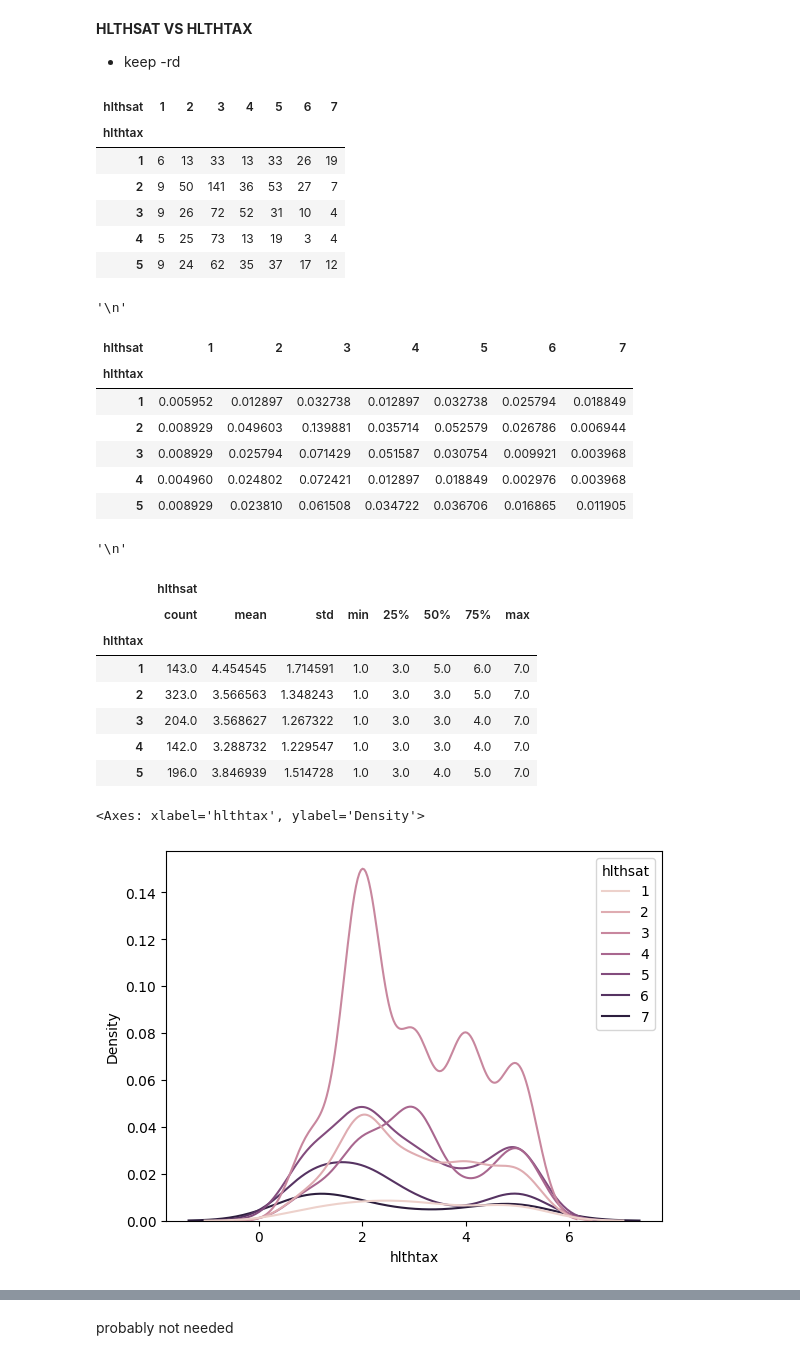
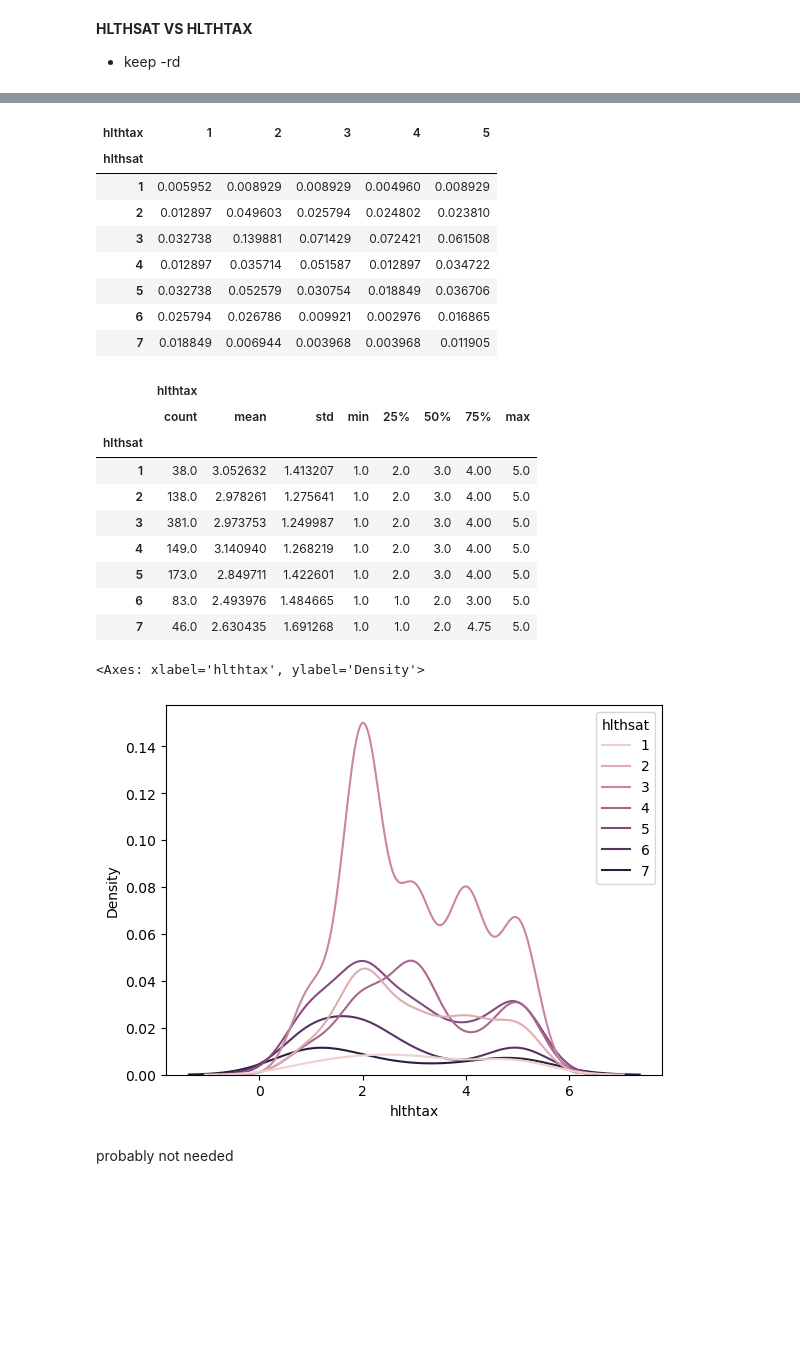
Before and after one commit to ryandinnh/project_gss, a Jupyter notebook: outline of gss project.ipynb, the cells around one changed output, grey strips where cells are left out. Saved outputs shown, nothing was run; the diff lists cells and outputs as text; code cells hidden in the pictures; blank space fills up the shorter version.

```diff
--- a/outline of gss project.ipynb
+++ b/outline of gss project.ipynb
@@ -449,40 +374,16 @@ sns.kdeplot(data=total_df, x='hlthgov', hue='hlthsat')
 **HLTHSAT VS HLTHTAX**
 
 - keep -rd
-# %%
-# display(pd.crosstab(total_df['hlthsat'], total_df['hlthtax']), '\n')
-# display(pd.crosstab(total_df['hlthsat'], total_df['hlthtax'], normalize='all'), '\n')
-# display(total_df.loc[:,['hlthsat', 'hlthtax']].groupby('hlthsat').describe())
-# sns.kdeplot(data=total_df, x='hlthsat', hue='hlthtax')
-display(pd.crosstab(total_df['hlthtax'], total_df['hlthsat']), '\n')
-display(pd.crosstab(total_df['hlthtax'], total_df['hlthsat'], normalize='all'), '\n')
-display(total_df.loc[:,['hlthtax', 'hlthsat']].groupby('hlthtax').describe())
-sns.kdeplot(data=total_df, x='hlthtax', hue='hlthsat')
-# more satisfied less willing to tax, less satisfied more willing to tax
-# %% [output]
-| hlthsat | 1 | 2 | 3 | 4 | 5 | 6 | 7 |
-| hlthtax |  |  |  |  |  |  |  |
-| 1 | 6 | 13 | 33 | 13 | 33 | 26 | 19 |
-| 2 | 9 | 50 | 141 | 36 | 53 | 27 | 7 |
-| 3 | 9 | 26 | 72 | 52 | 31 | 10 | 4 |
-| 4 | 5 | 25 | 73 | 13 | 19 | 3 | 4 |
-| 5 | 9 | 24 | 62 | 35 | 37 | 17 | 12 |
-'\n'
-| hlthsat | 1 | 2 | 3 | 4 | 5 | 6 | 7 |
-| hlthtax |  |  |  |  |  |  |  |
-| 1 | 0.005952 | 0.012897 | 0.032738 | 0.012897 | 0.032738 | 0.025794 | 0.018849 |
-| 2 | 0.008929 | 0.049603 | 0.139881 | 0.035714 | 0.052579 | 0.026786 | 0.006944 |
-| 3 | 0.008929 | 0.025794 | 0.071429 | 0.051587 | 0.030754 | 0.009921 | 0.003968 |
-| 4 | 0.004960 | 0.024802 | 0.072421 | 0.012897 | 0.018849 | 0.002976 | 0.003968 |
-| 5 | 0.008929 | 0.023810 | 0.061508 | 0.034722 | 0.036706 | 0.016865 | 0.011905 |
-'\n'
-|  | hlthsat |  |  |  |  |  |  |  |
-|  | count | mean | std | min | 25% | 50% | 75% | max |
-| hlthtax |  |  |  |  |  |  |  |  |
-| 1 | 143.0 | 4.454545 | 1.714591 | 1.0 | 3.0 | 5.0 | 6.0 | 7.0 |
-| 2 | 323.0 | 3.566563 | 1.348243 | 1.0 | 3.0 | 3.0 | 5.0 | 7.0 |
-| 3 | 204.0 | 3.568627 | 1.267322 | 1.0 | 3.0 | 3.0 | 4.0 | 7.0 |
-| 4 | 142.0 | 3.288732 | 1.229547 | 1.0 | 3.0 | 3.0 | 4.0 | 7.0 |
-| 5 | 196.0 | 3.846939 | 1.514728 | 1.0 | 3.0 | 4.0 | 5.0 | 7.0 |
-<Axes: xlabel='hlthtax', ylabel='Density'>
-[figure, removed]
+# %%
+# display(pd.crosstab(total_df['hlthtax'], total_df['hlthsat']))
+# display(pd.crosstab(total_df['hlthtax'], total_df['hlthsat'], normalize='all'))
+# display(total_df.loc[:,['hlthtax', 'hlthsat']].groupby('hlthtax').describe())
+display(pd.crosstab(total_df['hlthsat'], total_df['hlthtax']))
+display(pd.crosstab(total_df['hlthsat'], total_df['hlthtax'], normalize='all'))
+display(total_df.loc[:,['hlthsat', 'hlthtax']].groupby('hlthsat').describe())
+sns.kdeplot(data=total_df, x='hlthtax', hue='hlthsat')
+# generally: more satisfied less willing to pay tax, less satisfied more willing to pay tax
+# two interesting points, those who are completely neutral for satisfaction and those who are most dissatisfied
+# completely netural is average least willing to pay tax, they don't want to put more money into something they don't care/have strong opinions about
+# most dissatisfied is very polarized between strong support for taxes and strong opposition against taxes (two camps: either paying taxes will help increase satisfaction or paying taxes won't do anything and is just a waste of money)
+# %% [output]
@@ -489,3 +399,24 @@ sns.kdeplot(data=total_df, x='hlthtax', hue='hlthsat')
+| hlthtax | 1 | 2 | 3 | 4 | 5 |
+| hlthsat |  |  |  |  |  |
+| 1 | 0.005952 | 0.008929 | 0.008929 | 0.004960 | 0.008929 |
+| 2 | 0.012897 | 0.049603 | 0.025794 | 0.024802 | 0.023810 |
+| 3 | 0.032738 | 0.139881 | 0.071429 | 0.072421 | 0.061508 |
+| 4 | 0.012897 | 0.035714 | 0.051587 | 0.012897 | 0.034722 |
+| 5 | 0.032738 | 0.052579 | 0.030754 | 0.018849 | 0.036706 |
+| 6 | 0.025794 | 0.026786 | 0.009921 | 0.002976 | 0.016865 |
+| 7 | 0.018849 | 0.006944 | 0.003968 | 0.003968 | 0.011905 |
+|  | hlthtax |  |  |  |  |  |  |  |
+|  | count | mean | std | min | 25% | 50% | 75% | max |
+| hlthsat |  |  |  |  |  |  |  |  |
+| 1 | 38.0 | 3.052632 | 1.413207 | 1.0 | 2.0 | 3.0 | 4.00 | 5.0 |
+| 2 | 138.0 | 2.978261 | 1.275641 | 1.0 | 2.0 | 3.0 | 4.00 | 5.0 |
+| 3 | 381.0 | 2.973753 | 1.249987 | 1.0 | 2.0 | 3.0 | 4.00 | 5.0 |
+| 4 | 149.0 | 3.140940 | 1.268219 | 1.0 | 2.0 | 3.0 | 4.00 | 5.0 |
+| 5 | 173.0 | 2.849711 | 1.422601 | 1.0 | 2.0 | 3.0 | 4.00 | 5.0 |
+| 6 | 83.0 | 2.493976 | 1.484665 | 1.0 | 1.0 | 2.0 | 3.00 | 5.0 |
+| 7 | 46.0 | 2.630435 | 1.691268 | 1.0 | 1.0 | 2.0 | 4.75 | 5.0 |
+<Axes: xlabel='hlthtax', ylabel='Density'>
+[figure, added]
 # %% [markdown]
 probably not needed
 # %%
```
Also changed, not shown: parts of 17 cells of this notebook.
